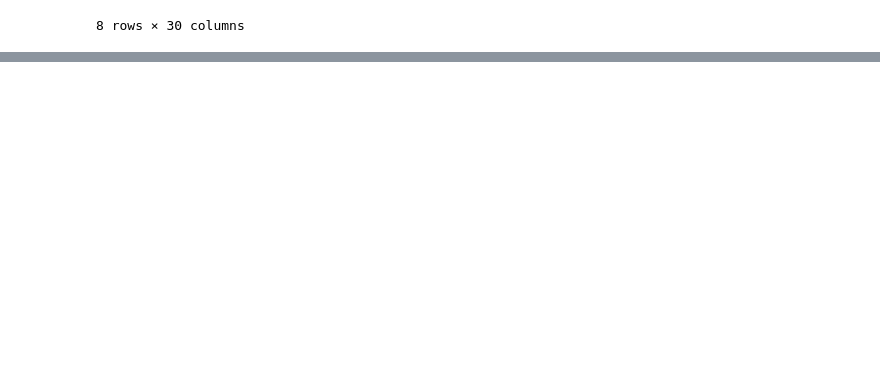
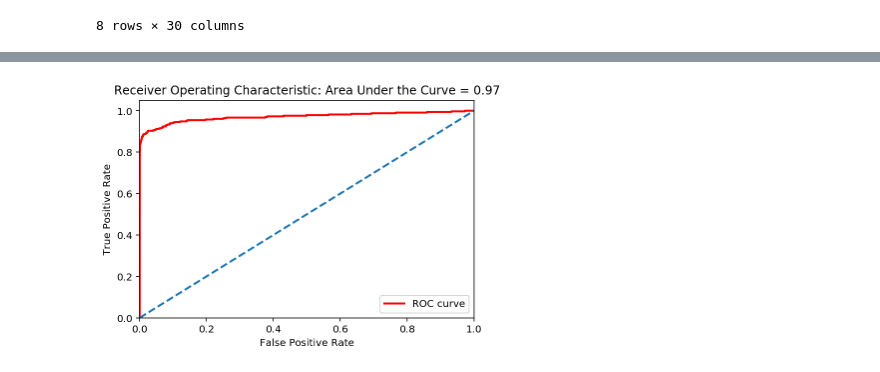
Before and after one commit to frankrefischer/unsuper-02, a Jupyter notebook: Credit Card Fraud.ipynb, the cells around one changed output, grey strips where cells are left out. Saved outputs shown, nothing was run; the diff lists cells and outputs as text; code cells hidden in the pictures; blank space fills up the shorter version.

```diff
--- a/Credit Card Fraud.ipynb
+++ b/Credit Card Fraud.ipynb
@@ -21,7 +28,7 @@ def download_credit_card_dataset():
 download_credit_card_dataset()
 # %%
 def load_X_y():
-    data = pd.read_csv('./creditcard.csv.gz')
+    data = pd.read_csv('./creditcard.csv.gz', quotechar="'")
     X = data.drop('Class', axis=1)
     y = data.Class
 
@@ -124,0 +225,22 @@ Logistic Regression Log Loss: 0.109131
+# %%
+def plot_auroc(y_true, probas_pred):
+    false_positive_rate, true_positive_rate, thresholds = roc_curve(y_true=y_true, y_score=probas_pred)
+
+    area_under_ROC = auc(x=false_positive_rate, y=true_positive_rate)
+
+    plt.plot(false_positive_rate, true_positive_rate, color='r', linewidth='2', label='ROC curve')
+    plt.plot([0, 1], [0, 1], linewidth=2, linestyle='--')
+
+    plt.xlim([0.0, 1.0])
+    plt.ylim([0.0, 1.05])
+
+    plt.xlabel('False Positive Rate')
+    plt.ylabel('True Positive Rate')
+
+    plt.title(f'Receiver Operating Characteristic: Area Under the Curve = {area_under_ROC:.02f}')
+
+    plt.legend()
+
+plot_auroc(y_true=preds.TRUELABEL, probas_pred=preds.PREDICTION)
+# %% [output]
+[figure, added]
```
Also changed, not shown: parts of 19 cells of this notebook.
